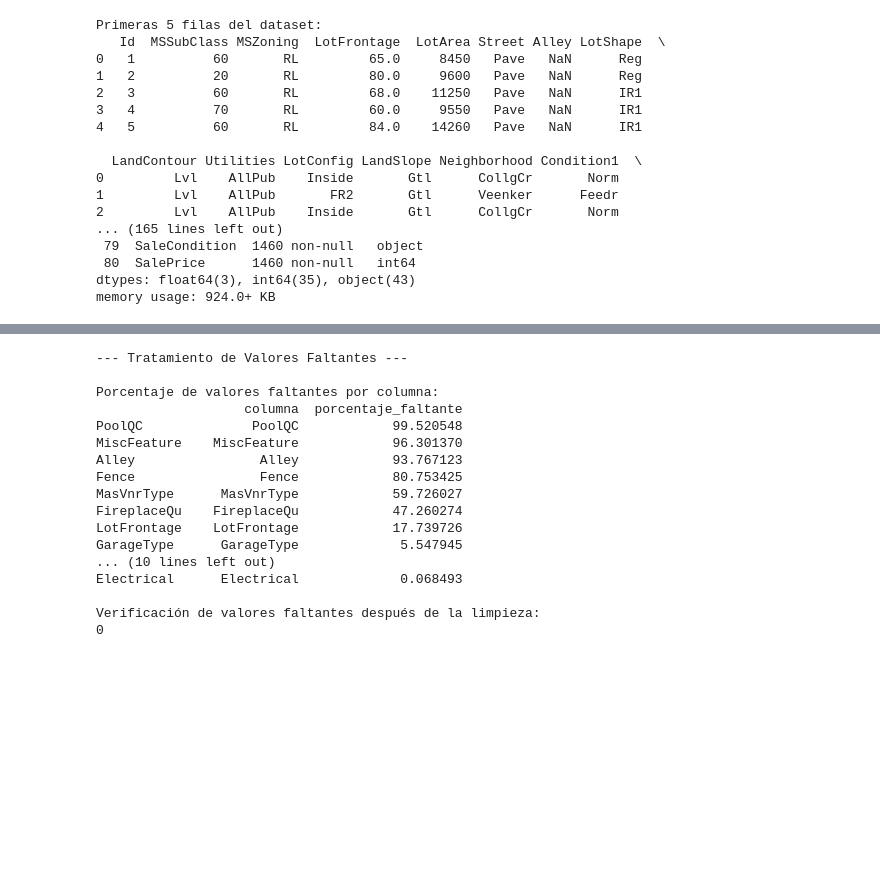
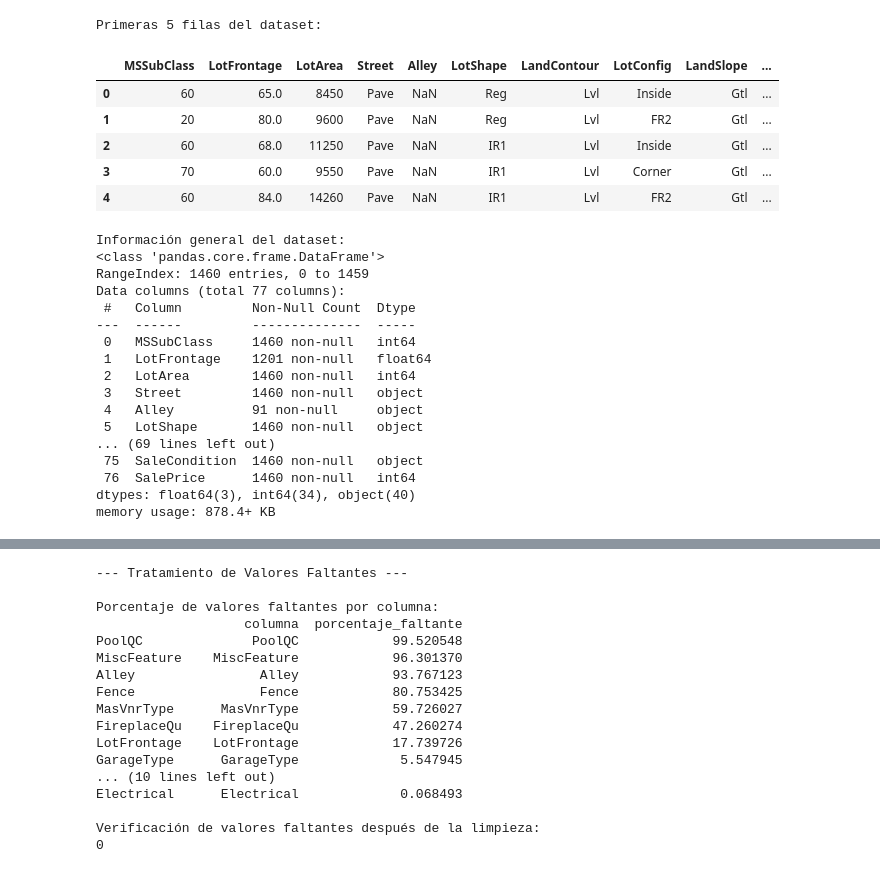
Before and after one commit to N1colasFD/Unir_CODES, a Jupyter notebook: housing_train_00001.ipynb, the cells around one changed output, grey strips where cells are left out. Drawn from its saved outputs; the diff is of its cells as text; code cells hidden in the pictures; blank space fills up the shorter version.

```diff
--- a/housing_train_00001.ipynb
+++ b/housing_train_00001.ipynb
@@ -14,32 +14,40 @@ from sklearn.preprocessing import LabelEncoder
 pd.set_option('display.max_rows', 100)
 pd.set_option('display.max_columns', 100)
 # %%
-# Cargar el conjunto de datos desde el archivo CSV subido
+# Cargar el conjunto de datos desde el archivo CSV
 df = pd.read_csv('housing_train.csv')
-
+df_dropped_multiple = df.drop(columns=['Id', 'MSZoning', 'Utilities', 'HouseStyle'], inplace = True)
 # Mostrar las primeras 5 filas para una primera inspección
 print("Primeras 5 filas del dataset:")
-print(df.head())
-
-# Mostrar información general del DataFrame
-print("\nInformación general del dataset:")
-df.info()
+df.head()
 # %% [output]
 Primeras 5 filas del dataset:
-   Id  MSSubClass MSZoning  LotFrontage  LotArea Street Alley LotShape  \
-0   1          60       RL         65.0     8450   Pave   NaN      Reg
-1   2          20       RL         80.0     9600   Pave   NaN      Reg
-2   3          60       RL         68.0    11250   Pave   NaN      IR1
-3   4          70       RL         60.0     9550   Pave   NaN      IR1
-4   5          60       RL         84.0    14260   Pave   NaN      IR1
-
-  LandContour Utilities LotConfig LandSlope Neighborhood Condition1  \
-0         Lvl    AllPub    Inside       Gtl      CollgCr       Norm
-1         Lvl    AllPub       FR2       Gtl      Veenker      Feedr
-2         Lvl    AllPub    Inside       Gtl      CollgCr       Norm
-... (165 lines left out)
- 79  SaleCondition  1460 non-null   object
- 80  SalePrice      1460 non-null   int64
-dtypes: float64(3), int64(35), object(43)
-memory usage: 924.0+ KB
+|  | MSSubClass | LotFrontage | LotArea | Street | Alley | LotShape | LandContour | LotConfig | LandSlope | ... |
+| 0 | 60 | 65.0 | 8450 | Pave | NaN | Reg | Lvl | Inside | Gtl | ... |
+| 1 | 20 | 80.0 | 9600 | Pave | NaN | Reg | Lvl | FR2 | Gtl | ... |
+| 2 | 60 | 68.0 | 11250 | Pave | NaN | IR1 | Lvl | Inside | Gtl | ... |
+| 3 | 70 | 60.0 | 9550 | Pave | NaN | IR1 | Lvl | Corner | Gtl | ... |
+| 4 | 60 | 84.0 | 14260 | Pave | NaN | IR1 | Lvl | FR2 | Gtl | ... |
+# %%
+# Mostrar información general del DataFrame
+print("\nInformación general del dataset:")
+df.info()
+# %% [output]
+Información general del dataset:
+<class 'pandas.core.frame.DataFrame'>
+RangeIndex: 1460 entries, 0 to 1459
+Data columns (total 77 columns):
+ #   Column         Non-Null Count  Dtype
+---  ------         --------------  -----
+ 0   MSSubClass     1460 non-null   int64
+ 1   LotFrontage    1201 non-null   float64
+ 2   LotArea        1460 non-null   int64
+ 3   Street         1460 non-null   object
+ 4   Alley          91 non-null     object
+ 5   LotShape       1460 non-null   object
+... (69 lines left out)
+ 75  SaleCondition  1460 non-null   object
+ 76  SalePrice      1460 non-null   int64
+dtypes: float64(3), int64(34), object(40)
+memory usage: 878.4+ KB
 # %%
```
Also changed, not shown: parts of 7 cells of this notebook.
